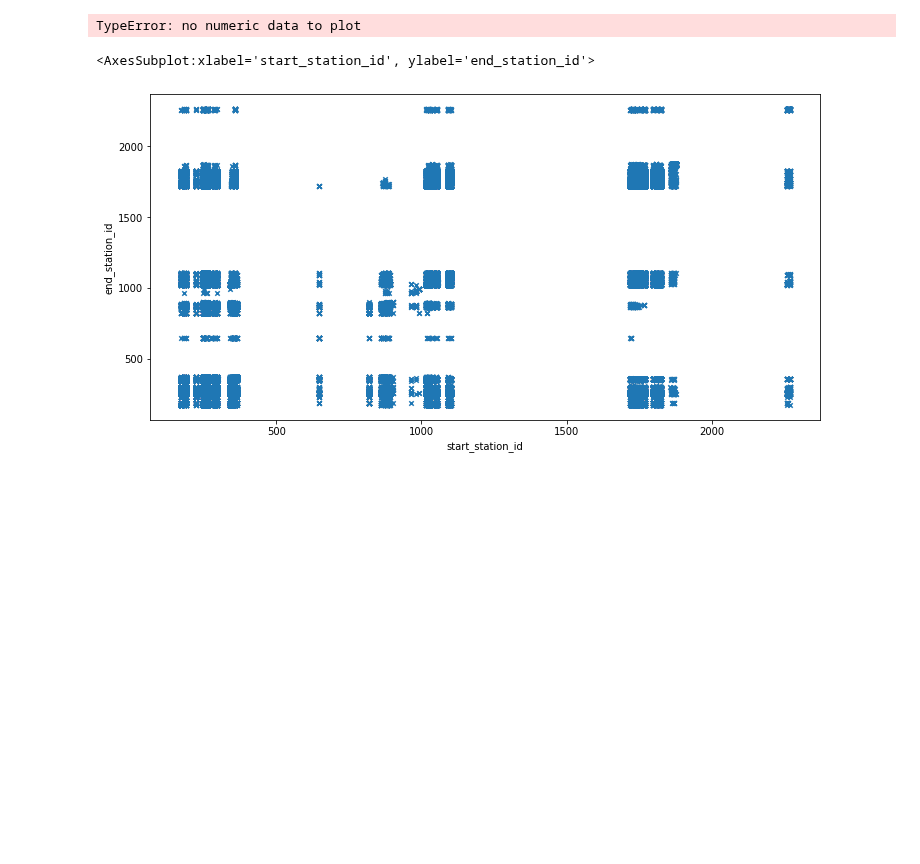
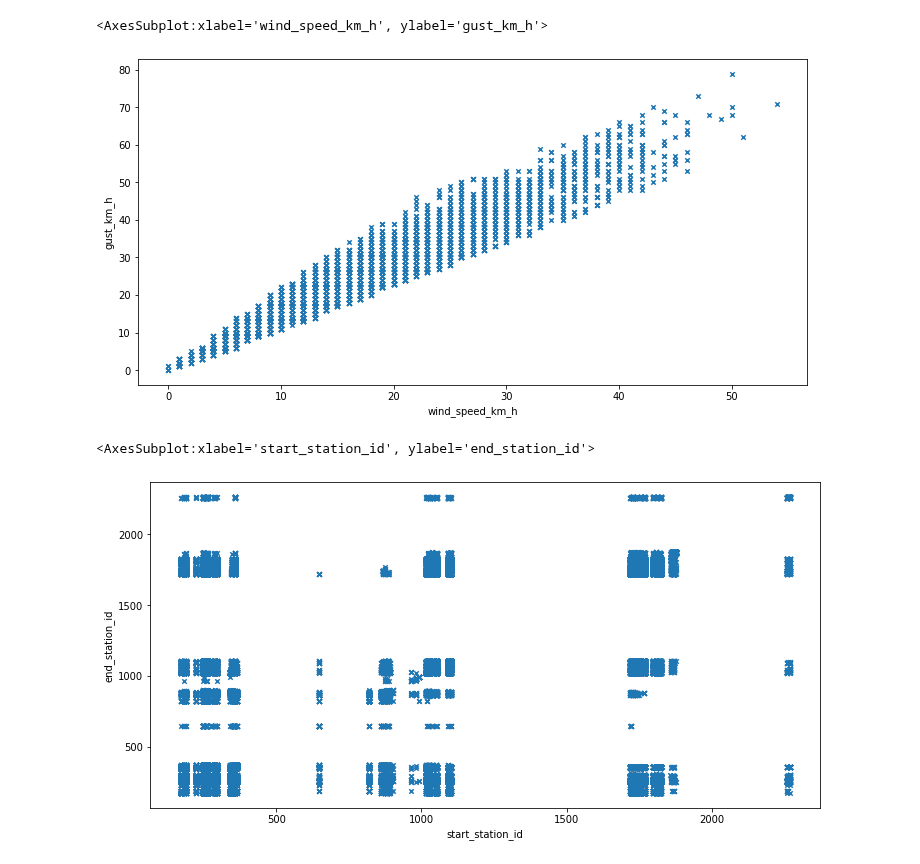
Before and after one commit to daim77/python_BI_analysis_bike_sharing, a Jupyter notebook: results.ipynb, the cells around one changed output. Cells and saved outputs as stored; diff of their text form; code cells hidden in the pictures; blank space fills up the shorter version.

Commit message:
weather dataset prep

```diff
--- a/results.ipynb
+++ b/results.ipynb
@@ -52,7 +54,8 @@ KeyError: 'wind'
 # %%
-df = weather_df.loc[:, ['wind', 'gust']]
-df1 = weather_df.loc[: ,['temp', 'feels']]
-df1.plot()
+df = weather_df.loc[:, ['wind_speed_km_h', 'gust_km_h']]
+# df1 = weather_df.loc[: ,['temp', 'feels']]
+df.plot.scatter('wind_speed_km_h', 'gust_km_h', figsize=(12, 6), marker='x')
 # %% [output]
-TypeError: no numeric data to plot
+<AxesSubplot:xlabel='wind_speed_km_h', ylabel='gust_km_h'>
+[figure, added]
 # %%
```
Also changed, not shown: parts of 6 cells of this notebook.
